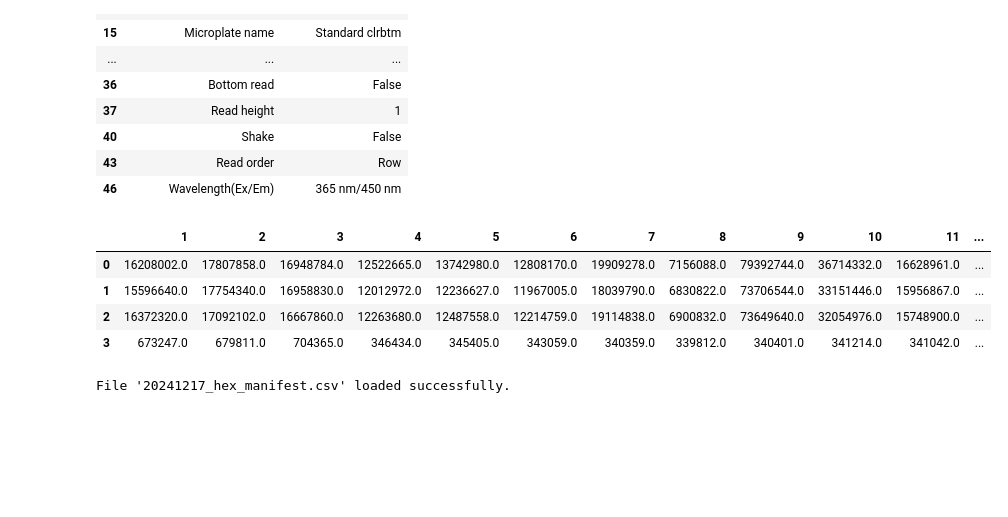
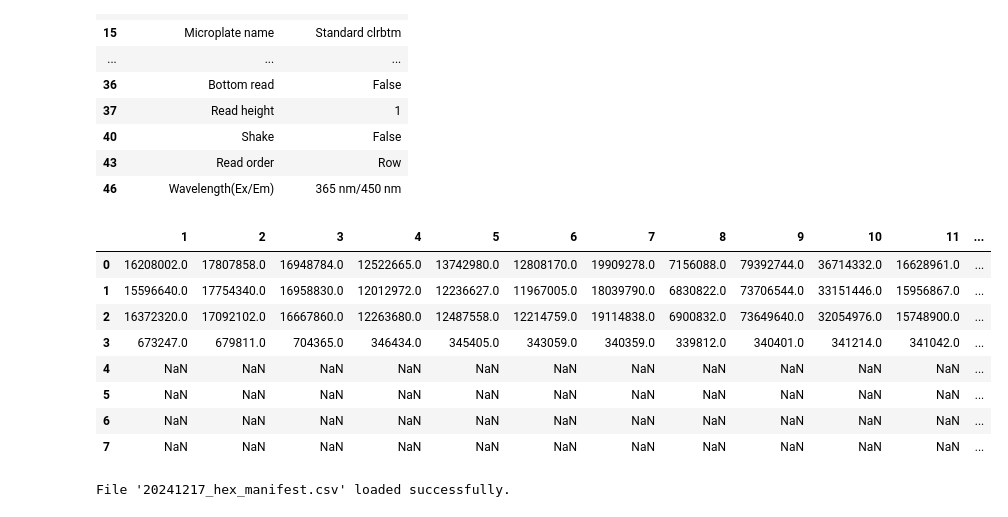
Before and after one commit to Arcadia-Science/2025-hex-assay-analysis, a Jupyter notebook: hex_assay_analysis_main.ipynb, the cells around one changed output. Saved outputs shown, nothing was run; the diff lists cells and outputs as text; code cells hidden in the pictures; blank space fills up the shorter version.

Commit message:
debugged edge cases discovered when analyzing new data

```diff
--- a/hex_assay_analysis_main.ipynb
+++ b/hex_assay_analysis_main.ipynb
@@ -76,23 +76,27 @@ metadata
 # %%
 # Sample data are laid out in a 96-well plate format,
 # look for a row where columns contain values 1, 2, ..., 12.
-header_row = data.apply(lambda row: all(str(val).isdigit() and 1 <= int(val) <= 12 for val in row[2:].dropna()), axis=1)
+header_row = data.apply(
+    lambda row: all(1.0 <= val <= 12.0 for val in row[2:].fillna(-1)), axis=1
+)
 header_index = header_row.idxmax()
 
-sample_data = data.iloc[header_index + 1:, 2:].dropna(how='all')
-sample_data = sample_data.reset_index(drop=True)
+sample_data = data.iloc[header_index:].reset_index(drop=True)
+sample_data = sample_data.iloc[1:, 2:].reset_index(drop=True)
 sample_data.columns = range(1, sample_data.shape[1] + 1)
-sample_data = sample_data.drop(index=0)
-sample_data = sample_data.reset_index(drop=True)
+sample_data.to_csv(data_filename[:-4] + '_sample_data.csv', index=False)
 
-sample_data.to_csv(data_filename[:-4]+'_sample_data.csv', index=False)
 sample_data
 # %% [output]
 |  | 1 | 2 | 3 | 4 | 5 | 6 | 7 | 8 | 9 | 10 | 11 | ... |
 | 0 | 16208002.0 | 17807858.0 | 16948784.0 | 12522665.0 | 13742980.0 | 12808170.0 | 19909278.0 | 7156088.0 | 79392744.0 | 36714332.0 | 16628961.0 | ... |
 | 1 | 15596640.0 | 17754340.0 | 16958830.0 | 12012972.0 | 12236627.0 | 11967005.0 | 18039790.0 | 6830822.0 | 73706544.0 | 33151446.0 | 15956867.0 | ... |
 | 2 | 16372320.0 | 17092102.0 | 16667860.0 | 12263680.0 | 12487558.0 | 12214759.0 | 19114838.0 | 6900832.0 | 73649640.0 | 32054976.0 | 15748900.0 | ... |
 | 3 | 673247.0 | 679811.0 | 704365.0 | 346434.0 | 345405.0 | 343059.0 | 340359.0 | 339812.0 | 340401.0 | 341214.0 | 341042.0 | ... |
+| 4 | NaN | NaN | NaN | NaN | NaN | NaN | NaN | NaN | NaN | NaN | NaN | ... |
+| 5 | NaN | NaN | NaN | NaN | NaN | NaN | NaN | NaN | NaN | NaN | NaN | ... |
+| 6 | NaN | NaN | NaN | NaN | NaN | NaN | NaN | NaN | NaN | NaN | NaN | ... |
+| 7 | NaN | NaN | NaN | NaN | NaN | NaN | NaN | NaN | NaN | NaN | NaN | ... |
 # %%
 # Data must be restructured and labeled for plotting and analysis,
 # so sample manifest is used to sort and label data.
```
Also changed, not shown: parts of 5 cells of this notebook.
